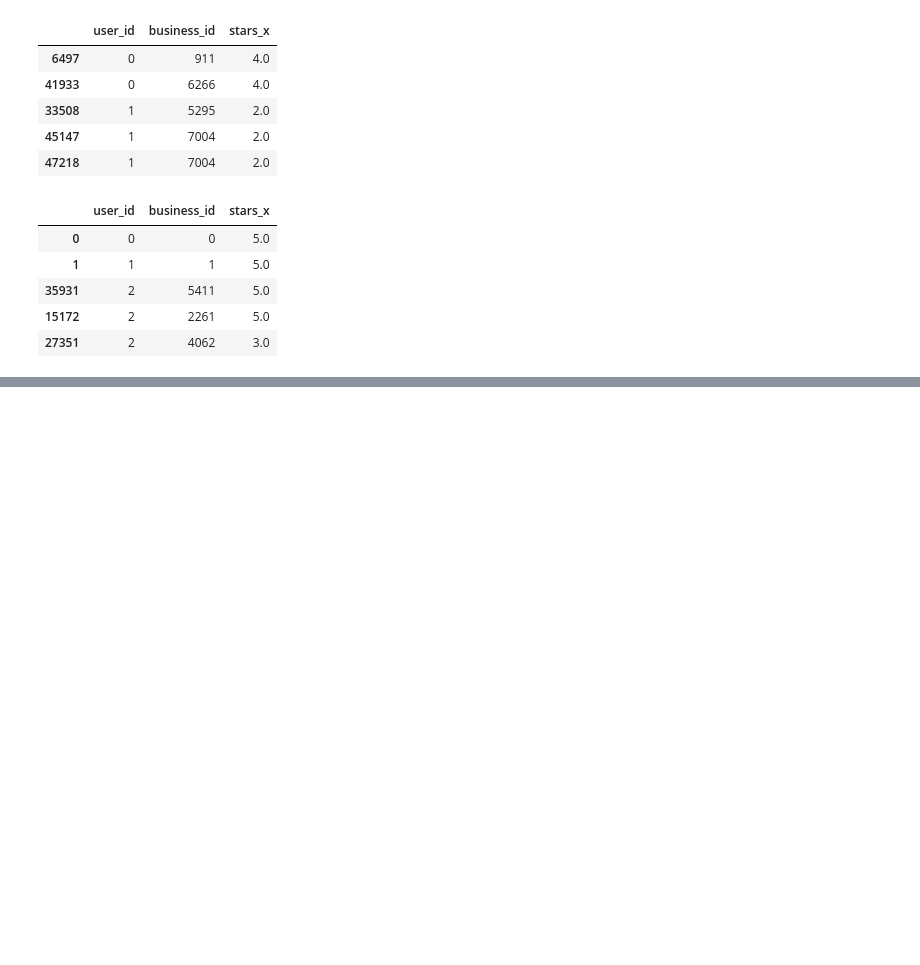
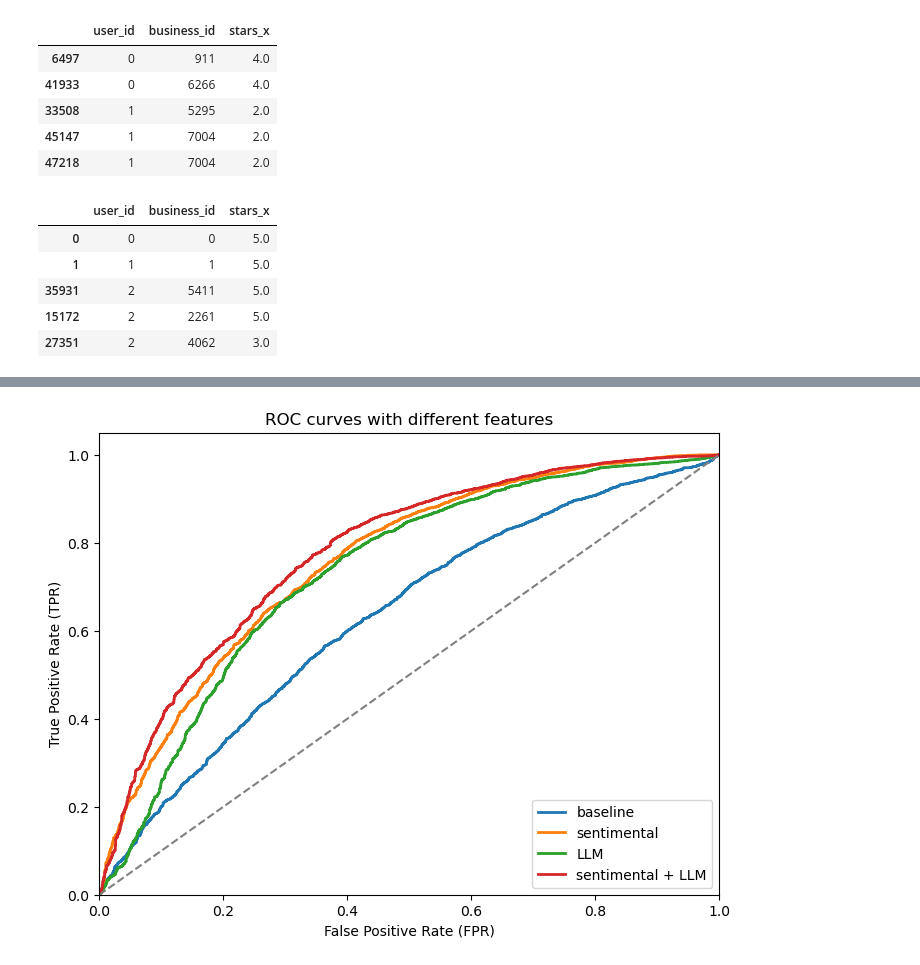
Before and after one commit to JediRevan/LLM_rec, a Jupyter notebook: Ranking/GBDT_test.ipynb, the cells around one changed output, grey strips where cells are left out. Saved outputs shown, nothing was run; the diff lists cells and outputs as text; code cells hidden in the pictures; blank space fills up the shorter version.

Commit message:
add gbdt + lr

```diff
--- a/Ranking/GBDT_test.ipynb
+++ b/Ranking/GBDT_test.ipynb
@@ -478,0 +453,4 @@ NDCG@10: 0.0
+# %%
+gbdt_model, lr_model, auc,(fpr_0,tpr_0) = train_gbdt_lr(
+    df_train_merged, df_test_merged, user_num_cols, item_binary_cols, item_num_cols
+)
@@ -478,0 +565,4 @@ NDCG@10: 0.0
+# %%
+gbdt_model, lr_model, auc, (fpr_1, tpr_1) = train_gbdt_lr(
+    df_train_merged, df_test_merged, user_num_cols, item_binary_cols, item_num_cols
+)
@@ -478,0 +690,4 @@ NDCG@10: 0.0
+# %%
+gbdt_model, lr_model, auc, (fpr_2, tpr_2) = train_gbdt_lr(
+    df_train_merged, df_test_merged, user_num_cols, item_binary_cols, item_num_cols
+)
@@ -478,0 +817,4 @@ NDCG@10: 0.0
+# %%
+gbdt_model, lr_model, auc, (fpr_3, tpr_3) = train_gbdt_lr(
+    df_train_merged, df_test_merged, user_num_cols, item_binary_cols, item_num_cols
+)
@@ -478,0 +865,17 @@ NDCG@10: 0.0
+# %%
+plt.figure(figsize=(8, 6))
+plt.plot(fpr_0, tpr_0, lw=2, label=f"baseline")
+plt.plot(fpr_1, tpr_1, lw=2, label=f"sentimental")
+plt.plot(fpr_2, tpr_2, lw=2, label=f"LLM")
+plt.plot(fpr_3, tpr_3, lw=2, label=f"sentimental + LLM")
+plt.plot([0, 1], [0, 1], color="gray", linestyle="--")  # 随机分类器的基准线
+plt.xlim([0.0, 1.0])
+plt.ylim([0.0, 1.05])
+plt.xlabel("False Positive Rate (FPR)")
+plt.ylabel("True Positive Rate (TPR)")
+plt.title("ROC curves with different features")
+plt.legend(loc="lower right")
+#plt.show()
+plt.savefig("roc.png")
+# %% [output]
+[figure, added]
```
Also changed, not shown: parts of 48 cells of this notebook, 8 other files.
